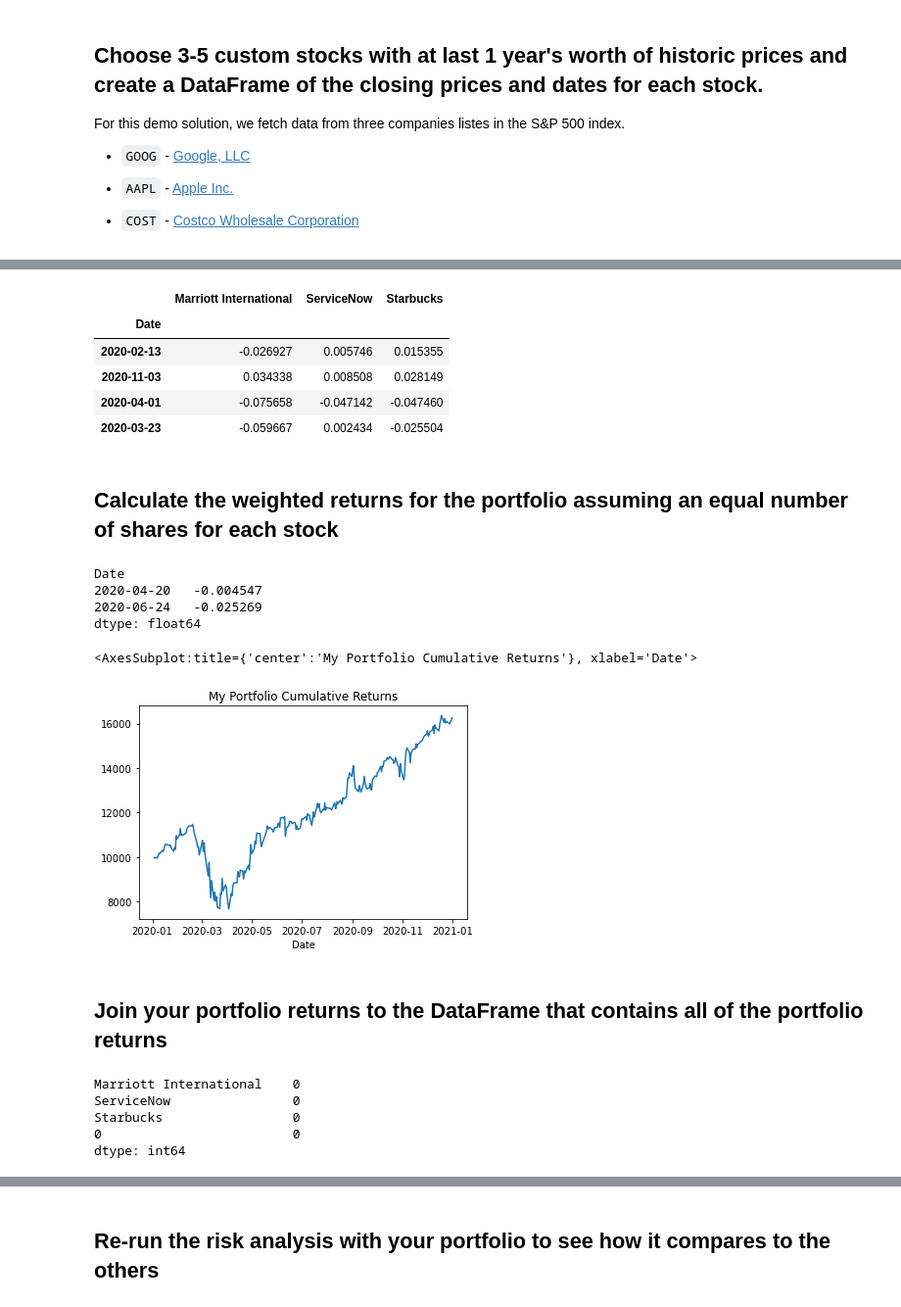
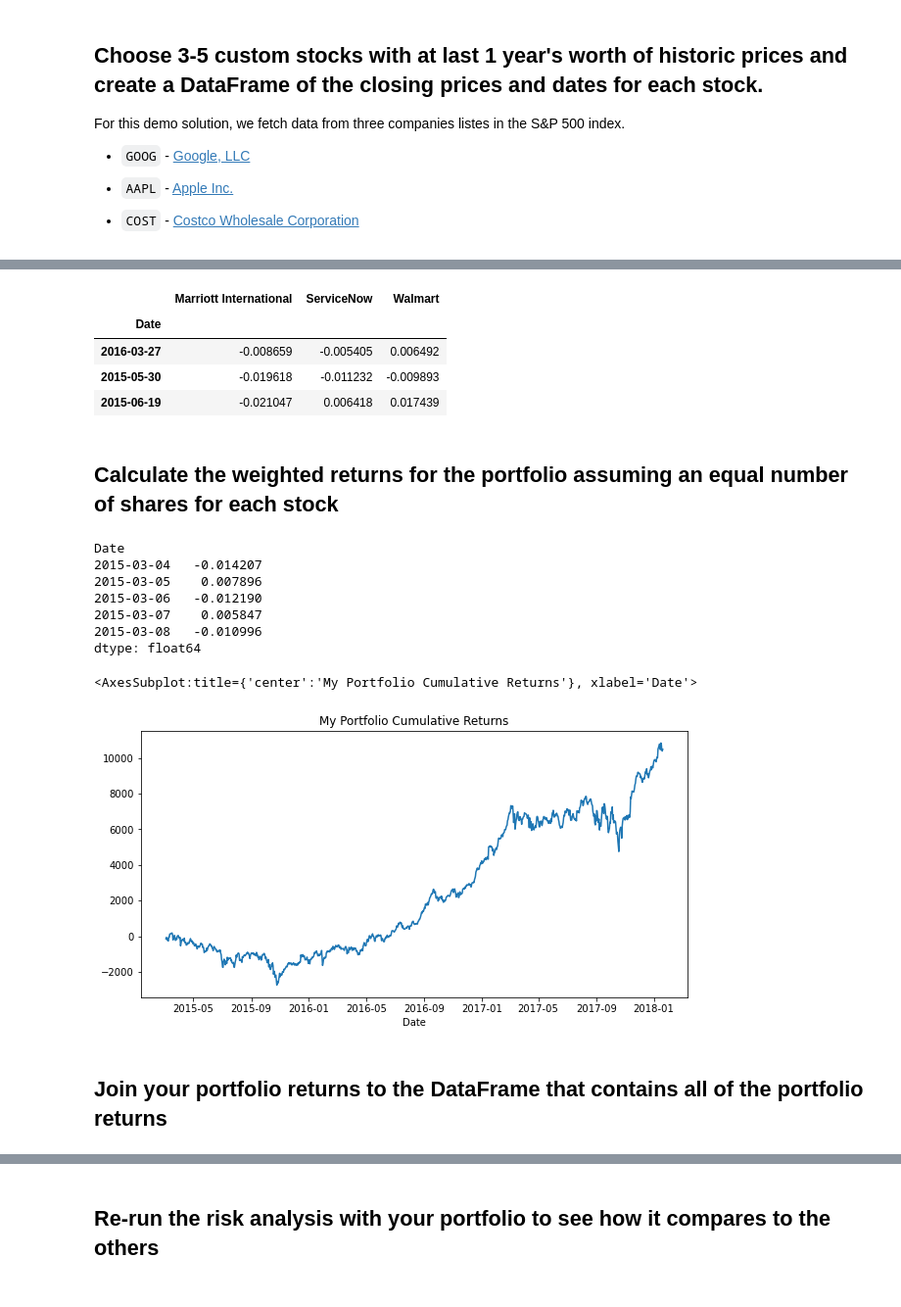
Before and after one commit to antonioserrano12/Pandas, a Jupyter notebook: whale_analysis.ipynb, the cells around one changed output, grey strips where cells are left out. Shown at 98% size. Saved outputs shown, nothing was run; the diff lists cells and outputs as text; code cells hidden in the pictures.

```diff
--- a/whale_analysis.ipynb
+++ b/whale_analysis.ipynb
@@ -483,5 +482,3 @@ starbucks_df = starbucks_df.set_index("Date")
 # %%
 # Combine all stocks in a single DataFrame
-portfolio_df = pd.concat([marriott_df, servicenow_df, starbucks_df], axis='columns', join='inner')
-portfolio_df = portfolio_df.dropna()
-portfolio_df
+portfolio_df = pd.concat([marriott_df, servicenow_df, wmt_df], axis='columns', join='inner')
@@ -509,7 +491,7 @@ portfolio_df
 # %%
 # Calculate daily returns
 daily_returns_df = portfolio_df.pct_change()
-daily_returns_df
 # Drop NAs
 daily_returns_df.dropna(inplace=True)
-daily_returns_df.sort_values(by='Date', ascending=True, inplace=True)
+#daily_returns_df.sort_values(by='Date', ascending=True, inplace=True)
+daily_returns_df
@@ -516,47 +513,44 @@ daily_returns_df.sort_values(by='Date', ascending=True, inplace=True)
 # %%
 # Display sample data
-daily_returns_df.sample(4)
+daily_returns_df.sample(3)
 # %% [output]
-|  | Marriott International | ServiceNow | Starbucks |
+|  | Marriott International | ServiceNow | Walmart |
 | Date |  |  |  |
-| 2020-02-13 | -0.026927 | 0.005746 | 0.015355 |
-| 2020-11-03 | 0.034338 | 0.008508 | 0.028149 |
-| 2020-04-01 | -0.075658 | -0.047142 | -0.047460 |
-| 2020-03-23 | -0.059667 | 0.002434 | -0.025504 |
+| 2016-03-27 | -0.008659 | -0.005405 | 0.006492 |
+| 2015-05-30 | -0.019618 | -0.011232 | -0.009893 |
+| 2015-06-19 | -0.021047 | 0.006418 | 0.017439 |
 # %% [markdown]
 ## Calculate the weighted returns for the portfolio assuming an equal number of shares for each stock
 # %%
 # Set weights
-weights = [0.10,0.66,0.24]
+weights = [0.33,0.33,0.33]
 # %%
 # Calculate portfolio return
 portfolio_returns = daily_returns_df.dot(weights)
-portfolio_returns.sample(2)
+portfolio_returns.head()
 # %% [output]
 Date
-2020-04-20   -0.004547
-2020-06-24   -0.025269
+2015-03-04   -0.014207
+2015-03-05    0.007896
+2015-03-06   -0.012190
+2015-03-07    0.005847
+2015-03-08   -0.010996
 dtype: float64
 # %%
 # Display sample data. I am using a investment of $10,000
 initial_investment = 10000
-cumulative_returns = (1 + portfolio_returns).cumprod()
+cumulative_returns = (1 + portfolio_returns).cumprod() -1
 # %%
-(initial_investment * cumulative_returns).plot(title='My Portfolio Cumulative Returns')
+(initial_investment * cumulative_returns).plot(figsize=(10,5), title='My Portfolio Cumulative Returns')
 # %% [output]
 <AxesSubplot:title={'center':'My Portfolio Cumulative Returns'}, xlabel='Date'>
-[figure, old version]
+[figure, new version]
 # %% [markdown]
 ## Join your portfolio returns to the DataFrame that contains all of the portfolio returns
 # %%
 # Join your returns DataFrame to the original returns DataFrame
-all_portfolio_returns_df = pd.concat([daily_returns_df, portfolio_returns], axis='columns', join='inner')
-all_portfolio_returns_df.isnull().sum()
+all_portfolio_returns_df = pd.concat([joined_data, portfolio_returns], axis='columns', join='inner')
+all_portfolio_returns_df = all_portfolio_returns_df.rename(columns={
+    0: "My Portfolio"})
-# %% [output]
-Marriott International    0
-ServiceNow                0
-Starbucks                 0
-0                         0
-dtype: int64
 # %%
 # Only compare dates where return data exists for all the stocks (drop NaNs)
```
Also changed, not shown: parts of 21 cells of this notebook.
